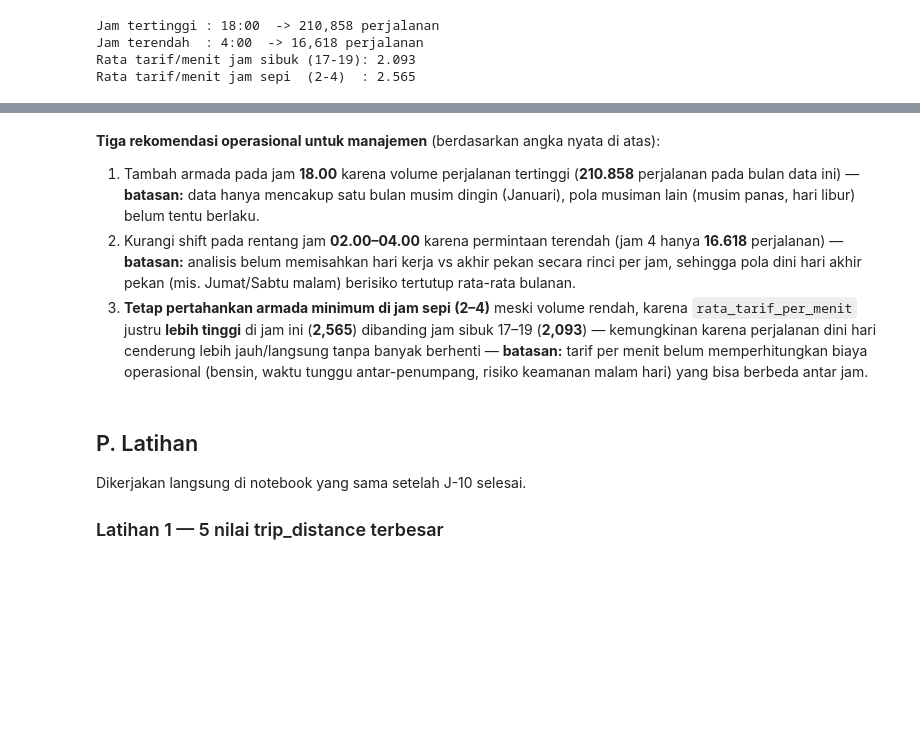
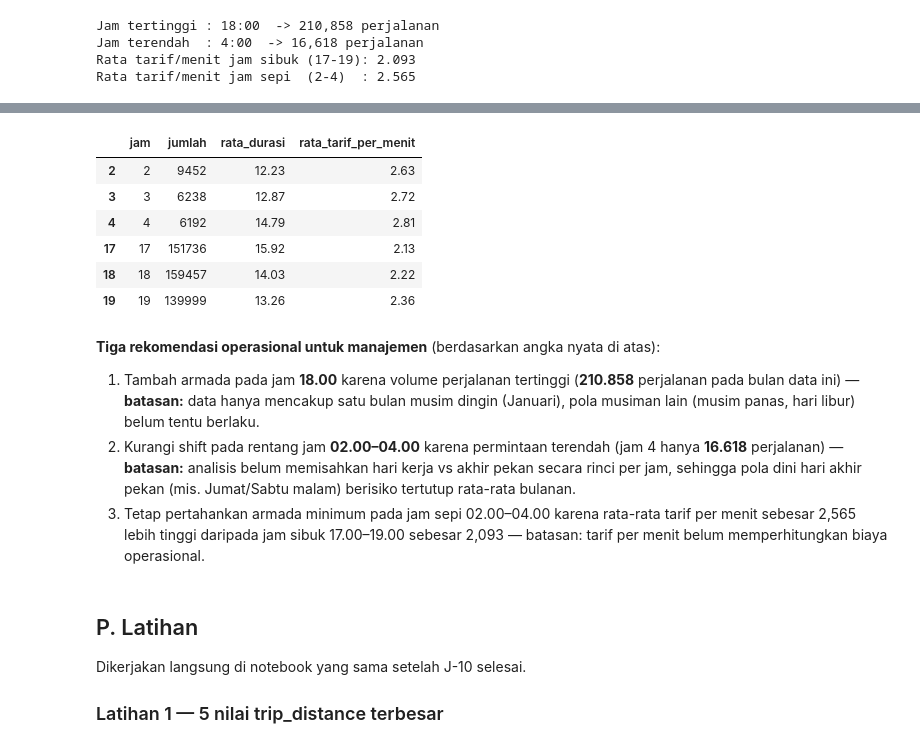
Before and after one commit to saskiaalifah/SaskiaAlifah_2411531002_BigData26, a Jupyter notebook: Praktikum1/BD_A_P01_2411531002_Saskia_Alifah.ipynb, the cells around one changed output, grey strips where cells are left out. Cells and saved outputs as stored; diff of their text form; code cells hidden in the pictures; blank space fills up the shorter version.

```diff
--- a/Praktikum1/BD_A_P01_2411531002_Saskia_Alifah.ipynb
+++ b/Praktikum1/BD_A_P01_2411531002_Saskia_Alifah.ipynb
@@ -559,9 +617,38 @@ Rata tarif/menit jam sepi  (2-4)  : 2.565
+# %%
+# Nomor 3 — Perbandingan jam sepi dan jam sibuk
+# Jam sepi: 02.00–04.00
+# Jam sibuk: 17.00–19.00
+
+perbandingan_jam = (
+    ringkas
+    .reset_index()
+    .loc[
+        lambda df: (df["akhir_pekan"] == False) &
+                   (df["jam"].isin([2, 3, 4, 17, 18, 19]))
+    ][[
+        "jam",
+        "jumlah",
+        "rata_durasi",
+        "rata_tarif_per_menit"
+    ]]
+    .sort_values("jam")
+)
+
+perbandingan_jam
+# %% [output]
+|  | jam | jumlah | rata_durasi | rata_tarif_per_menit |
+| 2 | 2 | 9452 | 12.23 | 2.63 |
+| 3 | 3 | 6238 | 12.87 | 2.72 |
+| 4 | 4 | 6192 | 14.79 | 2.81 |
+| 17 | 17 | 151736 | 15.92 | 2.13 |
+| 18 | 18 | 159457 | 14.03 | 2.22 |
+| 19 | 19 | 139999 | 13.26 | 2.36 |
 # %% [markdown]
 **Tiga rekomendasi operasional untuk manajemen** (berdasarkan angka nyata di atas):
 
 1. Tambah armada pada jam **18.00** karena volume perjalanan tertinggi (**210.858** perjalanan pada bulan data ini) — **batasan:** data hanya mencakup satu bulan musim dingin (Januari), pola musiman lain (musim panas, hari libur) belum tentu berlaku.
 2. Kurangi shift pada rentang jam **02.00–04.00** karena permintaan terendah (jam 4 hanya **16.618** perjalanan) — **batasan:** analisis belum memisahkan hari kerja vs akhir pekan secara rinci per jam, sehingga pola dini hari akhir pekan (mis. Jumat/Sabtu malam) berisiko tertutup rata-rata bulanan.
-3. **Tetap pertahankan armada minimum di jam sepi (2–4)** meski volume rendah, karena `rata_tarif_per_menit` justru **lebih tinggi** di jam ini (**2,565**) dibanding jam sibuk 17–19 (**2,093**) — kemungkinan karena perjalanan dini hari cenderung lebih jauh/langsung tanpa banyak berhenti — **batasan:** tarif per menit belum memperhitungkan biaya operasional (bensin, waktu tunggu antar-penumpang, risiko keamanan malam hari) yang bisa berbeda antar jam.
+3. Tetap pertahankan armada minimum pada jam sepi 02.00–04.00 karena rata-rata tarif per menit sebesar 2,565 lebih tinggi daripada jam sibuk 17.00–19.00 sebesar 2,093 — batasan: tarif per menit belum memperhitungkan biaya operasional.
 # %% [markdown]
 ## P. Latihan
 
```
Also changed, not shown: parts of 25 cells of this notebook.
